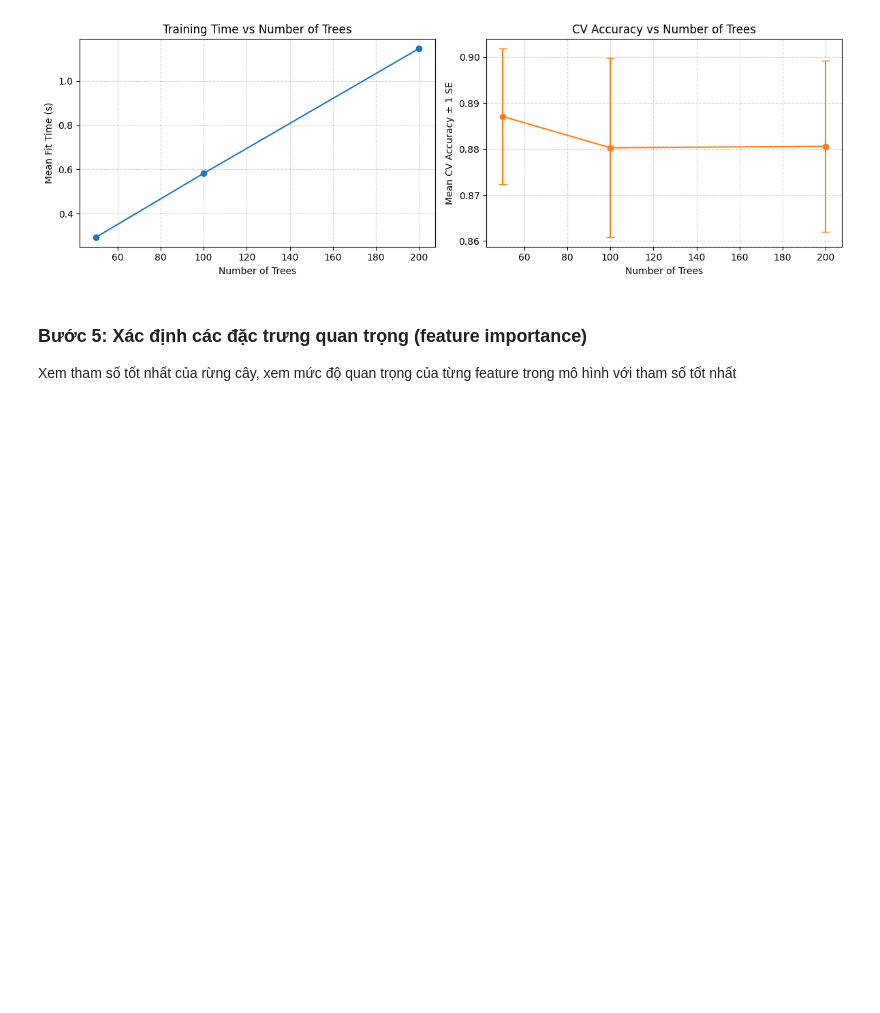
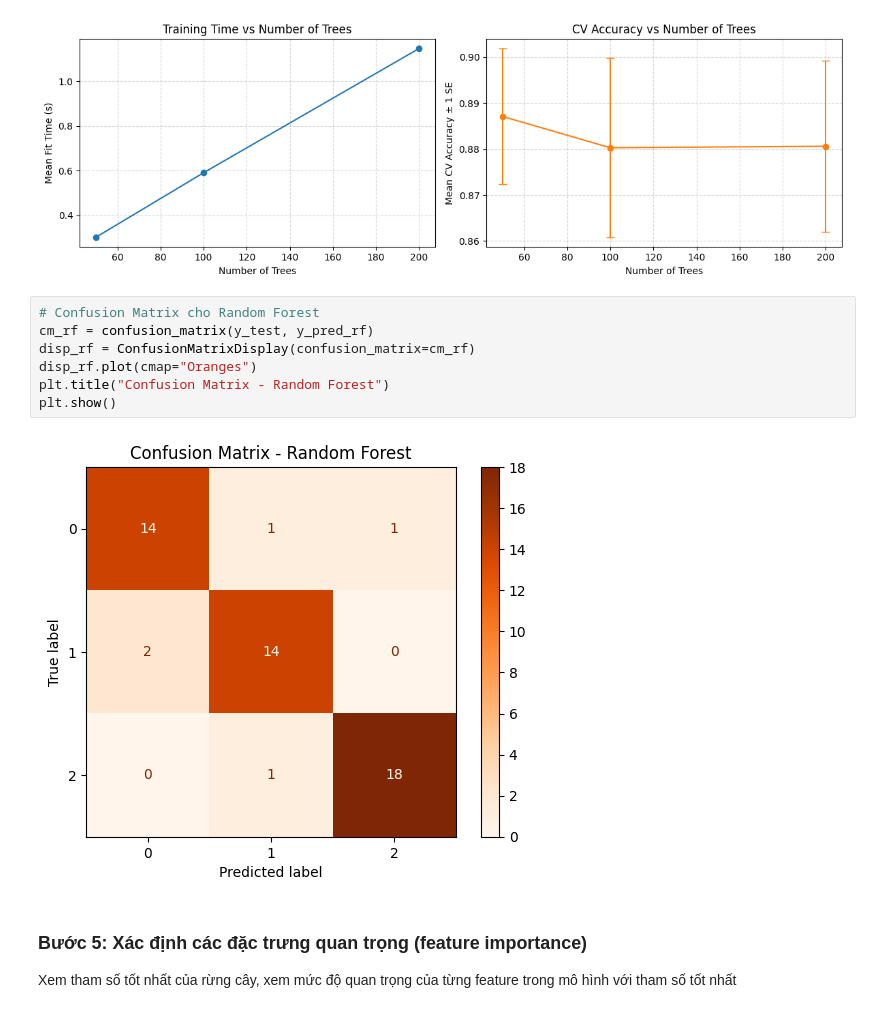
Before and after one commit to giangnguyen040605-netizen/ai_practice_prj, a Jupyter notebook: Baitapcuoikynhom/PhannhomCO2.ipynb, the cells around one changed output. Saved outputs shown, nothing was run; the diff lists cells and outputs as text; blank space fills up the shorter version.

```diff
--- a/Baitapcuoikynhom/PhannhomCO2.ipynb
+++ b/Baitapcuoikynhom/PhannhomCO2.ipynb
@@ -347,6 +368,15 @@ plt.tight_layout()
 plt.show()
 # %% [output]
 [figure]
+# %%
+# Confusion Matrix cho Random Forest
+cm_rf = confusion_matrix(y_test, y_pred_rf)
+disp_rf = ConfusionMatrixDisplay(confusion_matrix=cm_rf)
+disp_rf.plot(cmap="Oranges")
+plt.title("Confusion Matrix - Random Forest")
+plt.show()
+# %% [output]
+[figure, added]
 # %% [markdown]
 ### Bước 5: Xác định các đặc trưng quan trọng (feature importance)
 Xem tham số tốt nhất của rừng cây, xem mức độ quan trọng của từng feature trong mô hình với tham số tốt nhất
```
Also changed, not shown: parts of 3 cells of this notebook.
